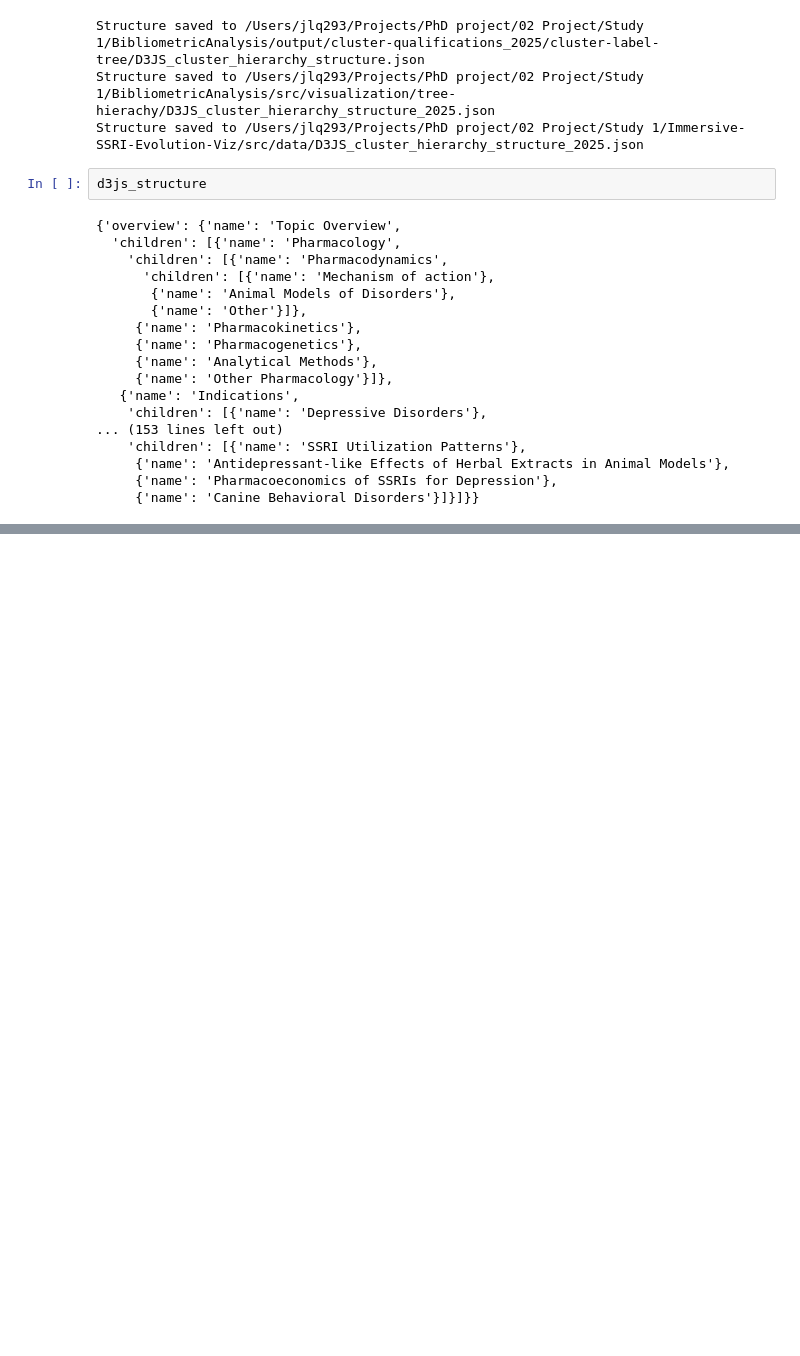
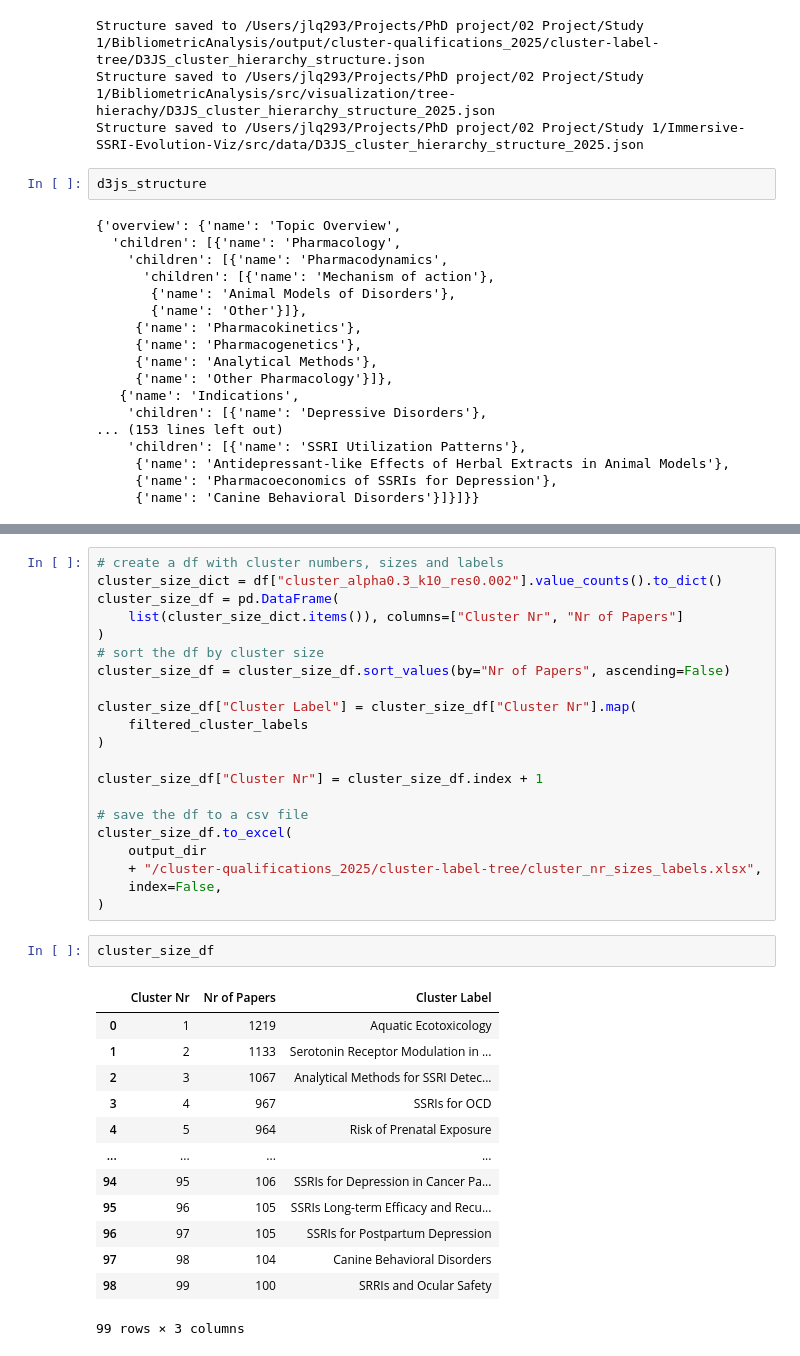
Before and after one commit to jarolim14/SSRI-Evolution, a Jupyter notebook: notebooks/08.1-AuxiliaryFiles.ipynb, the cells around one changed output, grey strips where cells are left out. Drawn from its saved outputs; the diff is of its cells as text; blank space fills up the shorter version.

```diff
--- a/notebooks/08.1-AuxiliaryFiles.ipynb
+++ b/notebooks/08.1-AuxiliaryFiles.ipynb
@@ -432,0 +472,37 @@ d3js_structure
+# %%
+# create a df with cluster numbers, sizes and labels
+cluster_size_dict = df["cluster_alpha0.3_k10_res0.002"].value_counts().to_dict()
+cluster_size_df = pd.DataFrame(
+    list(cluster_size_dict.items()), columns=["Cluster Nr", "Nr of Papers"]
+)
+# sort the df by cluster size
+cluster_size_df = cluster_size_df.sort_values(by="Nr of Papers", ascending=False)
+
+cluster_size_df["Cluster Label"] = cluster_size_df["Cluster Nr"].map(
+    filtered_cluster_labels
+)
+
+cluster_size_df["Cluster Nr"] = cluster_size_df.index + 1
+
+# save the df to a csv file
+cluster_size_df.to_excel(
+    output_dir
+    + "/cluster-qualifications_2025/cluster-label-tree/cluster_nr_sizes_labels.xlsx",
+    index=False,
+)
+# %%
+cluster_size_df
+# %% [output]
+|  | Cluster Nr | Nr of Papers | Cluster Label |
+| 0 | 1 | 1219 | Aquatic Ecotoxicology |
+| 1 | 2 | 1133 | Serotonin Receptor Modulation in ... |
+| 2 | 3 | 1067 | Analytical Methods for SSRI Detec... |
+| 3 | 4 | 967 | SSRIs for OCD |
+| 4 | 5 | 964 | Risk of Prenatal Exposure |
+| ... | ... | ... | ... |
+| 94 | 95 | 106 | SSRIs for Depression in Cancer Pa... |
+| 95 | 96 | 105 | SSRIs Long-term Efficacy and Recu... |
+| 96 | 97 | 105 | SSRIs for Postpartum Depression |
+| 97 | 98 | 104 | Canine Behavioral Disorders |
+| 98 | 99 | 100 | SRRIs and Ocular Safety |
+99 rows × 3 columns
```
Also changed, not shown: parts of 3 cells of this notebook, 16 other files.
